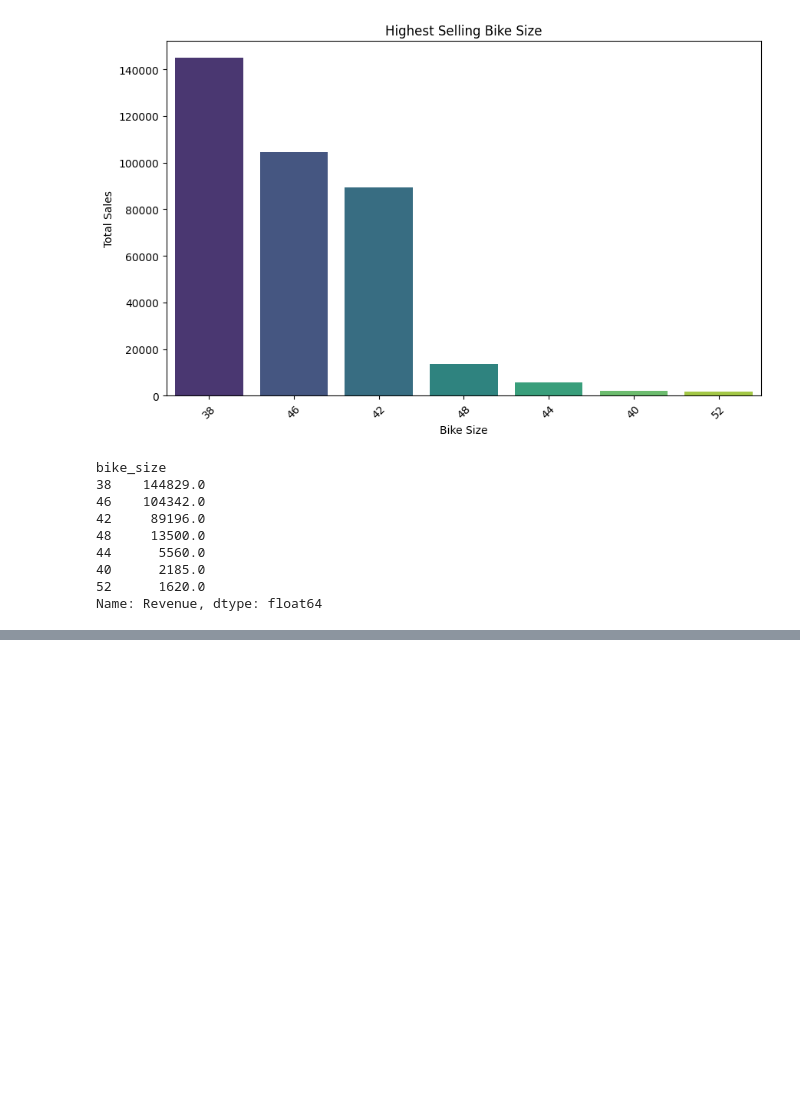
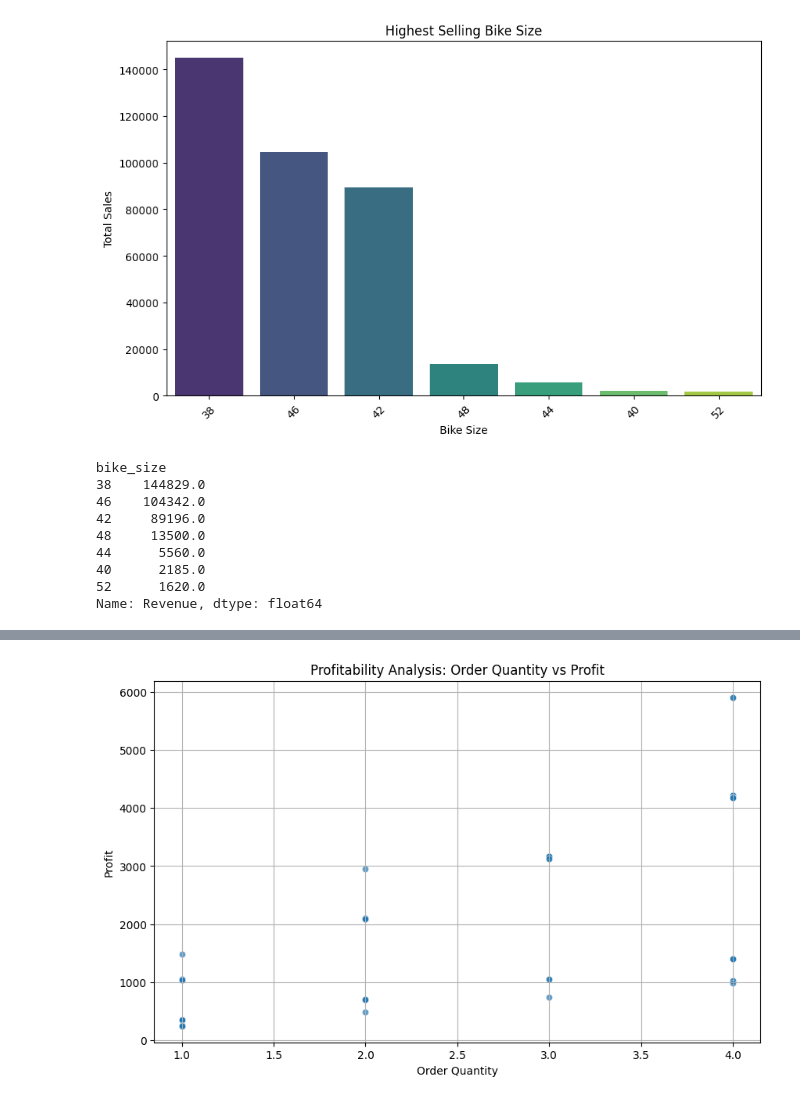
Before and after one commit to anitajn86/DATA-VIZ, a Jupyter notebook: Vizwork.ipynb, the cells around one changed output, grey strips where cells are left out. Saved outputs shown, nothing was run; the diff lists cells and outputs as text; code cells hidden in the pictures; blank space fills up the shorter version.

Commit message:
Profitability analysis

```diff
--- a/Vizwork.ipynb
+++ b/Vizwork.ipynb
@@ -330,0 +361,10 @@ Name: Revenue, dtype: float64
+# %%
+plt.figure(figsize=(10, 6))
+sns.scatterplot(x=bikes["Order_Quantity"], y=bikes[" Profit "], alpha=0.7)
+plt.xlabel("Order Quantity")
+plt.ylabel("Profit")
+plt.title("Profitability Analysis: Order Quantity vs Profit")
+plt.grid()
+plt.show()
+# %% [output]
+[figure, added]
```
Also changed, not shown: parts of 4 cells of this notebook.
